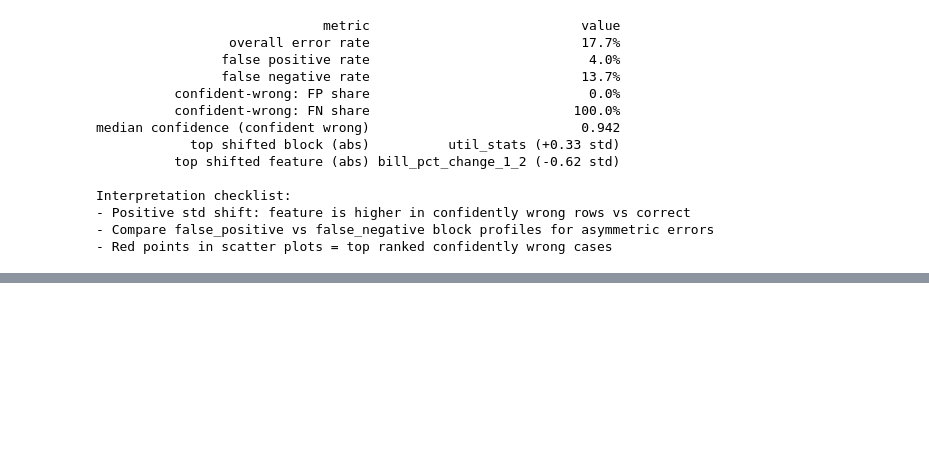
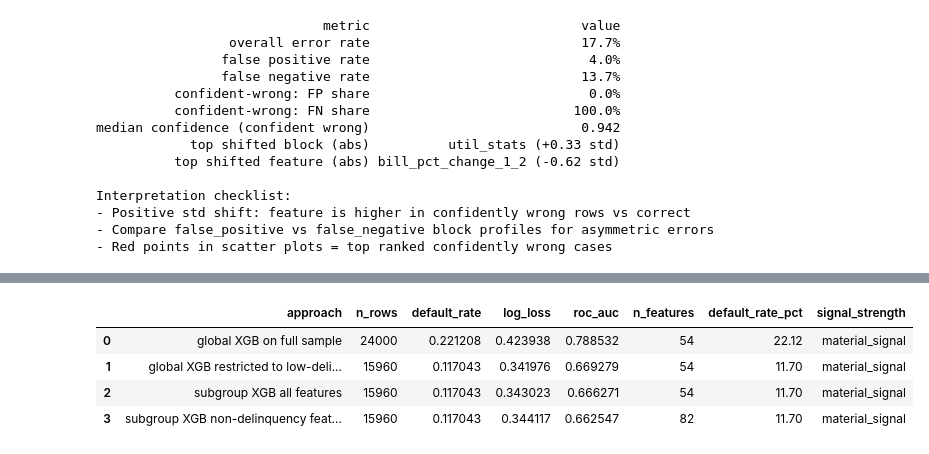
Before and after one commit to legendarystrat/interuni_datathon_2026, a Jupyter notebook: confident_errors_analysis.ipynb, the cells around one changed output, grey strips where cells are left out. Saved outputs shown, nothing was run; the diff lists cells and outputs as text; code cells hidden in the pictures; blank space fills up the shorter version.

```diff
--- a/confident_errors_analysis.ipynb
+++ b/confident_errors_analysis.ipynb
@@ -420,0 +615,82 @@ Interpretation checklist:
+# %%
+group_shift_summary = grouped_feature_shift_summary(
+    low_delinq_defaults,
+    low_delinq_non_defaults,
+    non_delinq_cols,
+)
+
+comparison_df = pd.DataFrame(
+    [
+        {
+            "approach": "global XGB on full sample",
+            "n_rows": full_metrics["n_rows"],
+            "default_rate": full_metrics["default_rate"],
+            "log_loss": full_metrics["log_loss"],
+            "roc_auc": full_metrics["roc_auc"],
+            "n_features": len(FEATURE_COLS),
+        },
+        {
+            "approach": "global XGB restricted to low-delinquency rows",
+            "n_rows": subgroup_metrics["n_rows"],
+            "default_rate": subgroup_metrics["default_rate"],
+            "log_loss": subgroup_metrics["log_loss"],
+            "roc_auc": subgroup_metrics["roc_auc"],
+            "n_features": len(FEATURE_COLS),
+        },
+        {
+            "approach": "subgroup XGB all features",
+            "n_rows": subgroup_metrics_all["n_rows"],
+            "default_rate": subgroup_metrics_all["default_rate"],
+            "log_loss": subgroup_metrics_all["log_loss"],
+            "roc_auc": subgroup_metrics_all["roc_auc"],
+            "n_features": len(FEATURE_COLS),
+        },
+        {
+            "approach": "subgroup XGB non-delinquency features only",
+            "n_rows": subgroup_metrics_non_delinq["n_rows"],
+            "default_rate": subgroup_metrics_non_delinq["default_rate"],
+            "log_loss": subgroup_metrics_non_delinq["log_loss"],
+            "roc_auc": subgroup_metrics_non_delinq["roc_auc"],
+            "n_features": len(non_delinq_cols),
+        },
+    ]
+)
+comparison_df["default_rate_pct"] = (comparison_df["default_rate"] * 100).round(2)
+comparison_df["signal_strength"] = comparison_df["roc_auc"].map(signal_strength_label)
+
+best_subgroup_auc = max(
+    subgroup_metrics_all["roc_auc"],
+    subgroup_metrics_non_delinq["roc_auc"],
+)
+top_predictors = ", ".join(non_delinq_shift_top25.head(5)["feature"].tolist())
+top_groups = ", ".join(group_shift_summary.head(3)["feature_group"].tolist())
+
+print("Comparison table:")
+print(
+    comparison_df[
+        [
+            "approach",
+            "n_rows",
+            "default_rate_pct",
+            "log_loss",
+            "roc_auc",
+            "n_features",
+            "signal_strength",
+        ]
+    ].round(6).to_string(index=False)
+)
+
+if best_subgroup_auc > 0.5:
+    print(
+        f"\nLow-delinquency defaults show learnable signal (best subgroup AUC={best_subgroup_auc:.3f}). "
+        f"Strongest non-delinquency predictors: {top_predictors}. "
+        f"Strongest feature groups: {top_groups}."
+    )
+else:
+    print(
+        f"\nSubgroup AUC near random ({best_subgroup_auc:.3f}) — "
+        "clean-looking defaults appear mostly weak-signal with current features."
+    )
+
+comparison_df
+# %% [output]
@@ -420,0 +705,5 @@ Interpretation checklist:
+|  | approach | n_rows | default_rate | log_loss | roc_auc | n_features | default_rate_pct | signal_strength |
+| 0 | global XGB on full sample | 24000 | 0.221208 | 0.423938 | 0.788532 | 54 | 22.12 | material_signal |
+| 1 | global XGB restricted to low-deli... | 15960 | 0.117043 | 0.341976 | 0.669279 | 54 | 11.70 | material_signal |
+| 2 | subgroup XGB all features | 15960 | 0.117043 | 0.343023 | 0.666271 | 54 | 11.70 | material_signal |
+| 3 | subgroup XGB non-delinquency feat... | 15960 | 0.117043 | 0.344117 | 0.662547 | 82 | 11.70 | material_signal |
```
Also changed, not shown: parts of 7 cells of this notebook, 2 other files.
